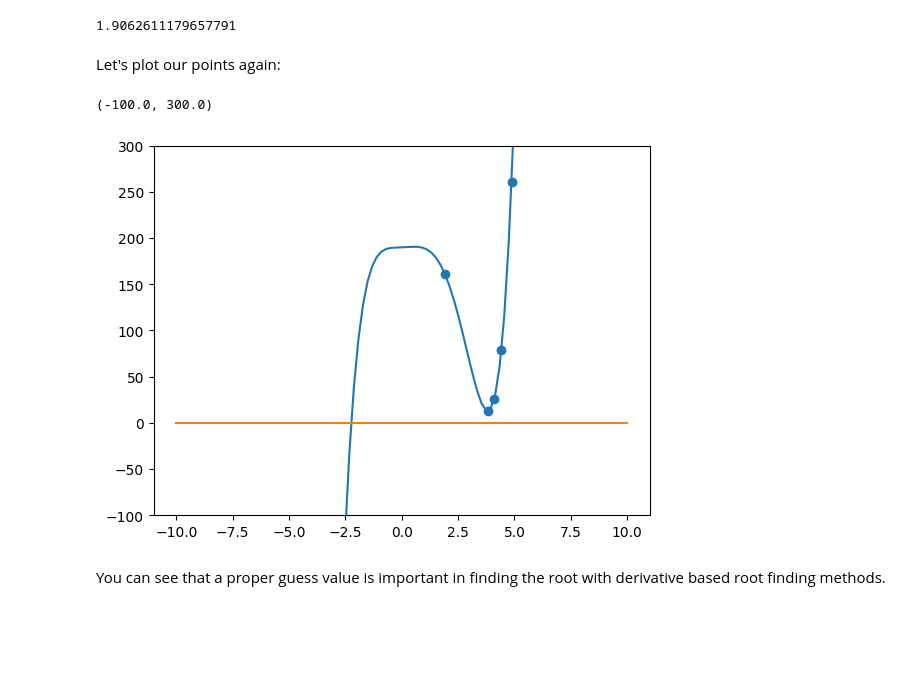
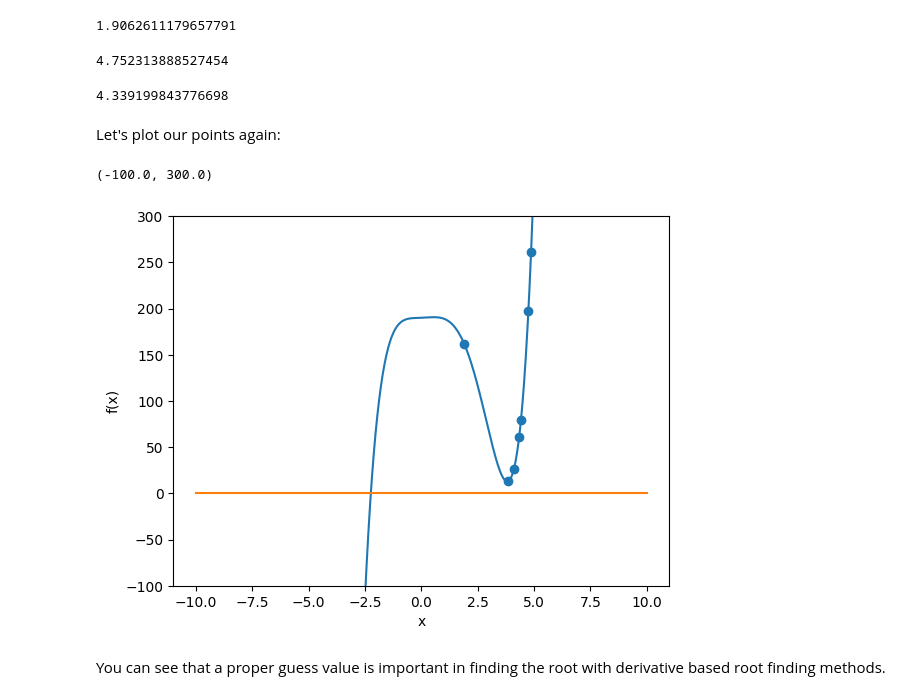
Before and after one commit to clint-bg/comptools, a Jupyter notebook: _sources/lectures/10-NewtonsMethod.ipynb, the cells around one changed output. Saved outputs shown, nothing was run; the diff lists cells and outputs as text; code cells hidden in the pictures; blank space fills up the shorter version.

```diff
--- a/_sources/lectures/10-NewtonsMethod.ipynb
+++ b/_sources/lectures/10-NewtonsMethod.ipynb
@@ -133,5 +36,8 @@ x = np.linspace(-10,10,100)
 # %%
+f = lambda x: x**2 -5
+x = np.linspace(-10,10,1000)
 plt.plot(x, f(x))
 plt.plot(x,np.zeros(len(x)))
+plt.xlabel('x'); plt.ylabel('f(x)')
 plt.show()
 # %% [output]
@@ -220,19 +128,28 @@ newton2(4.1069349)
 newton2(3.83668)
 # %% [output]
 1.9062611179657791
+# %%
+newton2(1.906)
+# %% [output]
+4.752313888527454
+# %%
+newton2(4.75)
+# %% [output]
+4.339199843776698
 # %% [markdown]
 Let's plot our points again:
 # %%
-xvals = np.array([5.5,4.87,4.42,4.106,3.83,1.906])
+xvals = np.array([5.5,4.87,4.42,4.106,3.83,1.906,4.75,4.34])
 yvals = f2(xvals)
 # %%
 plt.plot(x,f2(x))
 plt.plot(x,np.zeros(len(x)))
 plt.scatter(xvals,yvals)
+plt.xlabel('x'); plt.ylabel('f(x)')
 plt.ylim(-100,300)
 # %% [output]
 (-100.0, 300.0)
-[figure, old version]
+[figure, new version]
 # %% [markdown]
 You can see that a proper guess value is important in finding the root with derivative based root finding methods.
 # %% [markdown]
```
Also changed, not shown: parts of 49 cells of this notebook, 9 other files.
